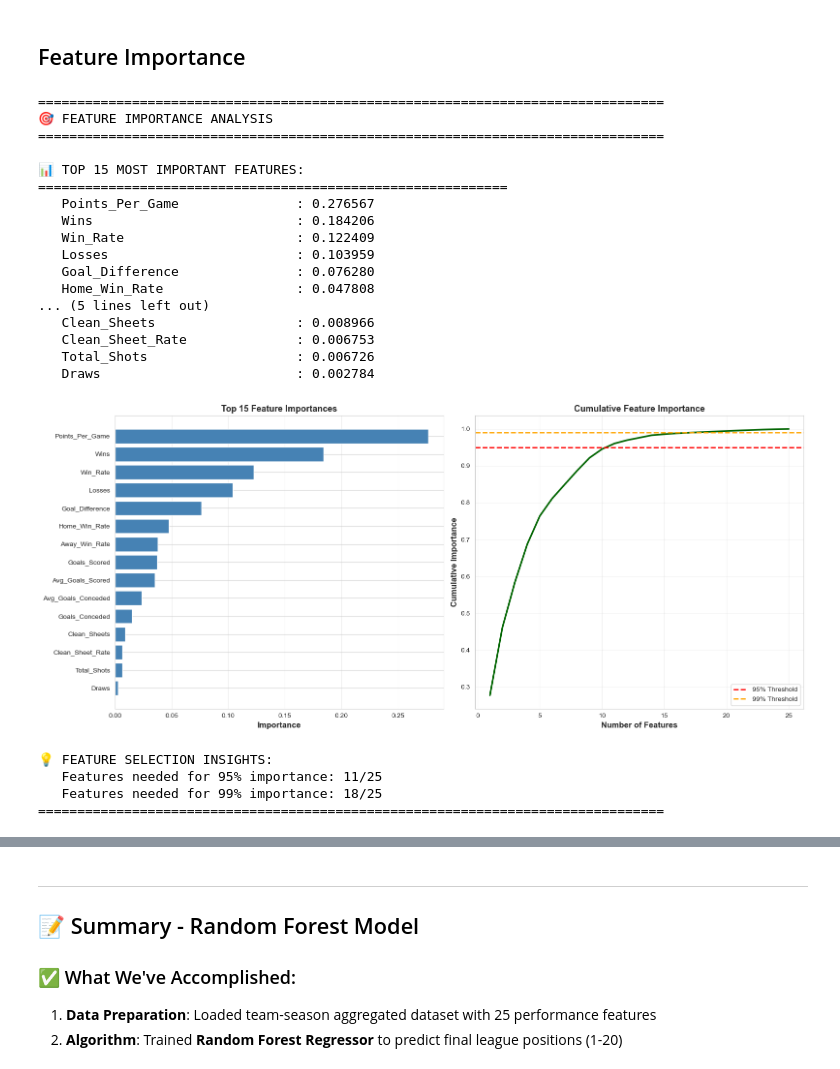
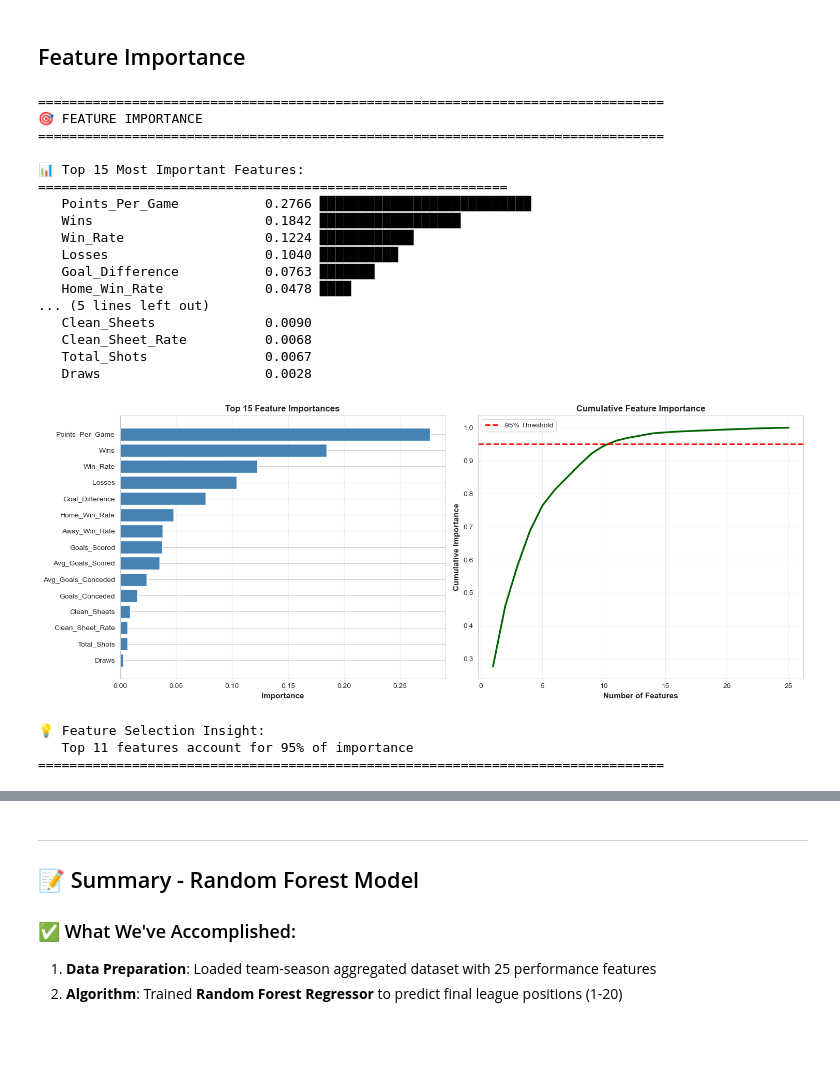
Before and after one commit to AtfastrSlushyMaker/pl-standings-prediction-project, a Jupyter notebook: notebooks/algorithms/random_forest/random_forest.ipynb, the cells around one changed output, grey strips where cells are left out. Drawn from its saved outputs; the diff is of its cells as text; code cells hidden in the pictures; blank space fills up the shorter version.

```diff
--- a/notebooks/algorithms/random_forest/random_forest.ipynb
+++ b/notebooks/algorithms/random_forest/random_forest.ipynb
@@ -34,6 +34,7 @@ candidate_paths = [
     Path('data/processed/team_season_aggregated.csv'),
     Path('../data/processed/team_season_aggregated.csv'),
     Path('../../data/processed/team_season_aggregated.csv'),
+    Path('../../../data/processed/team_season_aggregated.csv'),  # For notebooks/algorithms/random_forest/
 ]
 
 agg_path = next((p for p in candidate_paths if p.exists()), None)
@@ -670,82 +387,73 @@ print("=" * 80)
 # Feature Importance Analysis
 import pandas as pd
 import matplotlib.pyplot as plt
-import seaborn as sns
 
 print("=" * 80)
-print("🎯 FEATURE IMPORTANCE ANALYSIS")
+print("🎯 FEATURE IMPORTANCE")
 print("=" * 80)
 
-# Get feature importances from best model
+# Get feature importances
 importances_df = pd.DataFrame({
-    'Feature': X_train_agg.columns,
+    'Feature': feature_cols,
     'Importance': best_rf.feature_importances_
 }).sort_values('Importance', ascending=False)
 
-# Display top features
-print("\n📊 TOP 15 MOST IMPORTANT FEATURES:")
+print("\n📊 Top 15 Most Important Features:")
 print("=" * 60)
 for idx, row in importances_df.head(15).iterrows():
-    print(f"   {row['Feature']:30s}: {row['Importance']:.6f}")
+    bar = '█' * int(row['Importance'] * 100)
+    print(f"   {row['Feature']:25s} {row['Importance']:.4f} {bar}")
 
-# Visualization
-fig, axes = plt.subplots(1, 2, figsize=(16, 7))
+# Visualizations
+fig, axes = plt.subplots(1, 2, figsize=(15, 6))
 
 # Bar plot - Top 15 features
 top_15 = importances_df.head(15)
 axes[0].barh(range(len(top_15)), top_15['Importance'].values, color='steelblue')
 axes[0].set_yticks(range(len(top_15)))
 axes[0].set_yticklabels(top_15['Feature'].values)
 axes[0].invert_yaxis()
-axes[0].set_xlabel('Importance', fontsize=12, fontweight='bold')
-axes[0].set_title('Top 15 Feature Importances', fontsize=13, fontweight='bold')
+axes[0].set_xlabel('Importance', fontsize=11, fontweight='bold')
+axes[0].set_title('Top 15 Feature Importances', fontsize=12, fontweight='bold')
 axes[0].grid(axis='x', alpha=0.3)
 
 # Cumulative importance
-cumsum_importance = importances_df['Importance'].cumsum()
-axes[1].plot(range(1, len(cumsum_importance)+1), cumsum_importance,
-             linewidth=2.5, color='darkgreen')
-axes[1].axhline(y=0.95, color='red', linestyle='--', linewidth=2,
-                label='95% Threshold')
-axes[1].axhline(y=0.99, color='orange', linestyle='--', linewidth=2,
-                label='99% Threshold')
-axes[1].set_xlabel('Number of Features', fontsize=12, fontweight='bold')
-axes[1].set_ylabel('Cumulative Importance', fontsize=12, fontweight='bold')
-axes[1].set_title('Cumulative Feature Importance', fontsize=13, fontweight='bold')
+cumsum = importances_df['Importance'].cumsum()
+axes[1].plot(range(1, len(cumsum)+1), cumsum, linewidth=2.5, color='darkgreen')
+axes[1].axhline(y=0.95, color='red', linestyle='--', linewidth=2, label='95% Threshold')
+axes[1].set_xlabel('Number of Features', fontsize=11, fontweight='bold')
+axes[1].set_ylabel('Cumulative Importance', fontsize=11, fontweight='bold')
+axes[1].set_title('Cumulative Feature Importance', fontsize=12, fontweight='bold')
 axes[1].legend(fontsize=10)
 axes[1].grid(alpha=0.3)
 
 plt.tight_layout()
 plt.show()
 
-# Find how many features needed for 95% and 99% importance
-n_features_95 = (cumsum_importance >= 0.95).argmax() + 1
-n_features_99 = (cumsum_importance >= 0.99).argmax() + 1
-
-print(f"\n💡 FEATURE SELECTION INSIGHTS:")
-print(f"   Features needed for 95% importance: {n_features_95}/{len(X_train_agg.columns)}")
-print(f"   Features needed for 99% importance: {n_features_99}/{len(X_train_agg.columns)}")
+# Feature selection insight
+n_features_95 = (cumsum >= 0.95).argmax() + 1
+print(f"\n💡 Feature Selection Insight:")
+print(f"   Top {n_features_95} features account for 95% of importance")
 print("=" * 80)
 # %% [output]
 ================================================================================
-🎯 FEATURE IMPORTANCE ANALYSIS
+🎯 FEATURE IMPORTANCE
 ================================================================================
 
-📊 TOP 15 MOST IMPORTANT FEATURES:
+📊 Top 15 Most Important Features:
 ============================================================
-   Points_Per_Game               : 0.276567
-   Wins                          : 0.184206
-   Win_Rate                      : 0.122409
-   Losses                        : 0.103959
-   Goal_Difference               : 0.076280
-   Home_Win_Rate                 : 0.047808
+   Points_Per_Game           0.2766 ███████████████████████████
+   Wins                      0.1842 ██████████████████
+   Win_Rate                  0.1224 ████████████
+   Losses                    0.1040 ██████████
+   Goal_Difference           0.0763 ███████
+   Home_Win_Rate             0.0478 ████
 ... (5 lines left out)
-   Clean_Sheets                  : 0.008966
-   Clean_Sheet_Rate              : 0.006753
-   Total_Shots                   : 0.006726
-   Draws                         : 0.002784
+   Clean_Sheets              0.0090
+   Clean_Sheet_Rate          0.0068
+   Total_Shots               0.0067
+   Draws                     0.0028
-[figure, old version]
+[figure, new version]
-💡 FEATURE SELECTION INSIGHTS:
-   Features needed for 95% importance: 11/25
-   Features needed for 99% importance: 18/25
+💡 Feature Selection Insight:
+   Top 11 features account for 95% of importance
 ================================================================================
```
Also changed, not shown: parts of 28 cells of this notebook.
